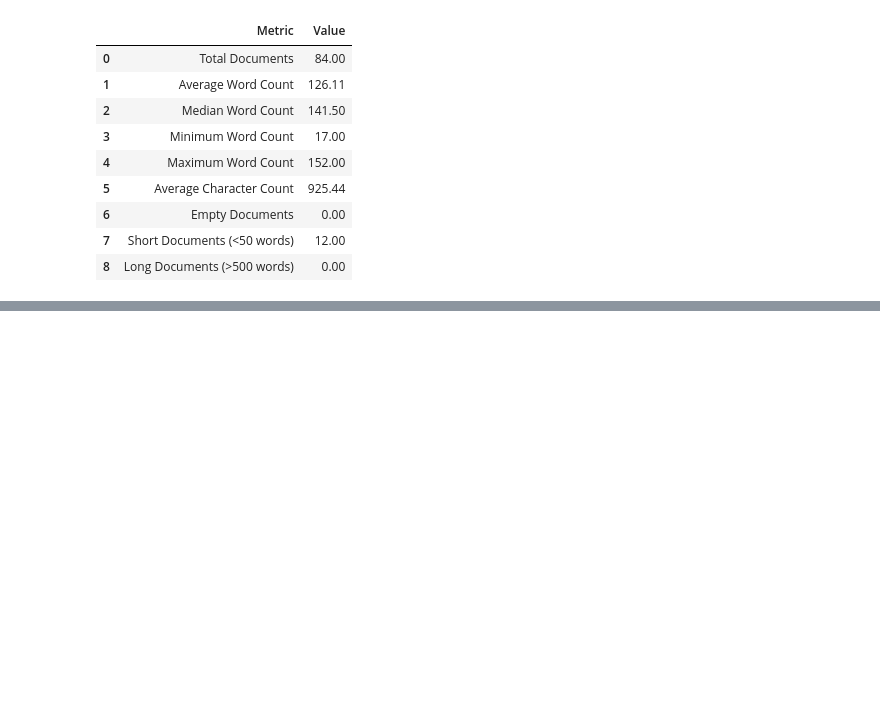
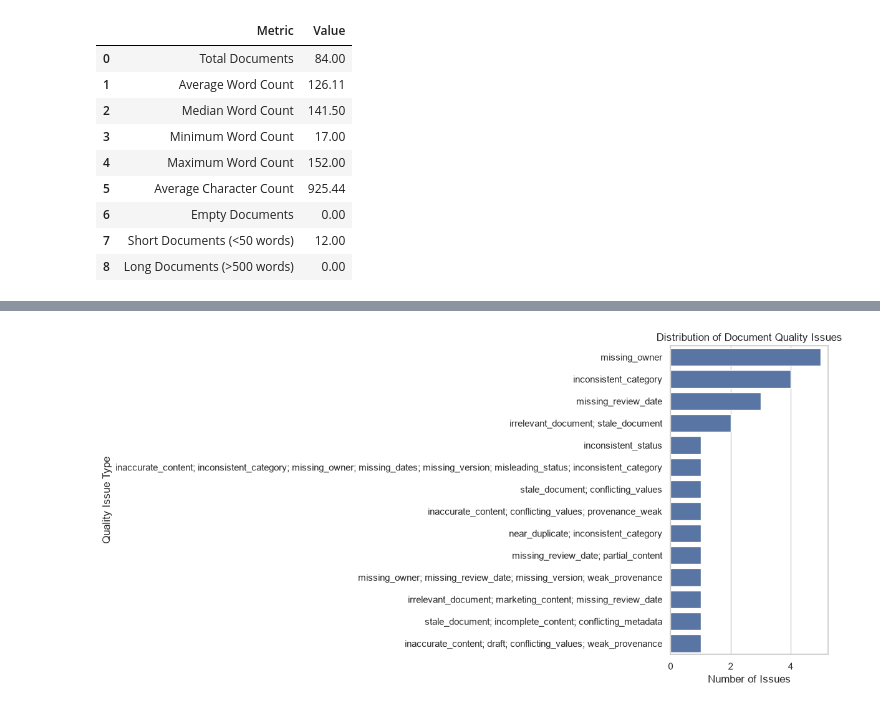
Before and after one commit to anurag-insights/RAG-Based-AI-Document-Assistant-, a Jupyter notebook: notebooks/01_EDA.ipynb, the cells around one changed output, grey strips where cells are left out. Cells and saved outputs as stored; diff of their text form; code cells hidden in the pictures; blank space fills up the shorter version.

Commit message:
document quality assessment

```diff
--- a/notebooks/01_EDA.ipynb
+++ b/notebooks/01_EDA.ipynb
@@ -832,0 +835,9 @@ text_summary
+# %%
+quality_df = pd.read_excel(
+    file_path,
+    sheet_name="Data_Quality_Log"
+)
+
+print("Quality log shape:", quality_df.shape)
+
+quality_df.head()
@@ -832,0 +894,27 @@ text_summary
+# %%
+issue_counts = quality_df["quality_issue"].value_counts().reset_index()
+
+issue_counts.columns = ["Issue Type", "Count"]
+
+plt.figure(figsize=(12, 6))
+
+sns.barplot(
+    data=issue_counts,
+    x="Count",
+    y="Issue Type"
+)
+
+plt.title("Distribution of Document Quality Issues")
+plt.xlabel("Number of Issues")
+plt.ylabel("Quality Issue Type")
+plt.tight_layout()
+
+plt.savefig(
+    visualization_dir / "08_document_quality_issues.png",
+    dpi=300,
+    bbox_inches="tight"
+)
+
+plt.show()
+# %% [output]
+[figure, added]
```
Also changed, not shown: parts of 9 cells of this notebook.
